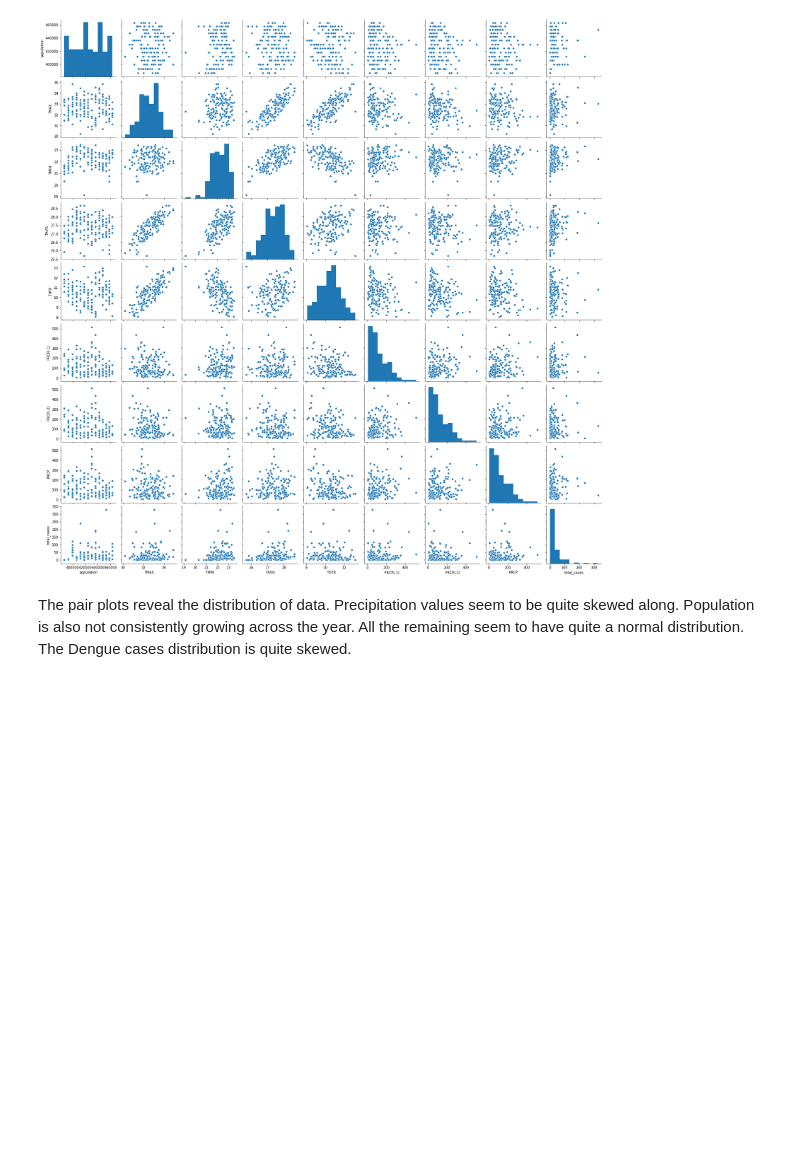
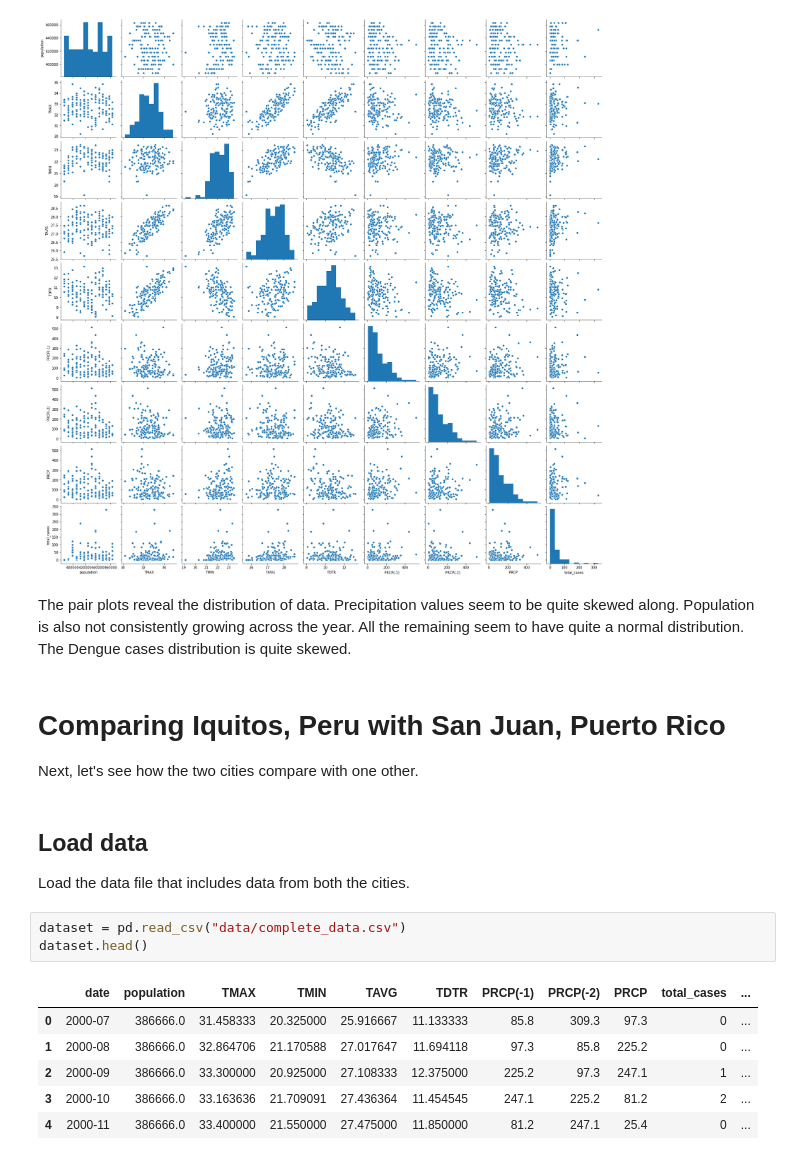
Before and after one commit to ITWSXInformatics/DengueSpreadInformationSystemDSIS, a Jupyter notebook: Data Analysis.ipynb, the cells around one changed output. Cells and saved outputs as stored; diff of their text form; blank space fills up the shorter version.

Commit message:
Add comparison between the two cities

```diff
--- a/Data Analysis.ipynb
+++ b/Data Analysis.ipynb
@@ -121,3 +125,21 @@ sns.pairplot(dataset)
 [figure]
 # %% [markdown]
 The pair plots reveal the distribution of data. Precipitation values seem to be quite skewed along. Population is also not consistently growing across the year. All the remaining seem to have quite a normal distribution. The Dengue cases distribution is quite skewed.
+# %% [markdown]
+# Comparing Iquitos, Peru with San Juan, Puerto Rico
+
+Next, let's see how the two cities compare with one other.
+# %% [markdown]
+## Load data
+
+Load the data file that includes data from both the cities.
+# %%
+dataset = pd.read_csv("data/complete_data.csv")
+dataset.head()
+# %% [output]
+|  | date | population | TMAX | TMIN | TAVG | TDTR | PRCP(-1) | PRCP(-2) | PRCP | total_cases | ... |
+| 0 | 2000-07 | 386666.0 | 31.458333 | 20.325000 | 25.916667 | 11.133333 | 85.8 | 309.3 | 97.3 | 0 | ... |
+| 1 | 2000-08 | 386666.0 | 32.864706 | 21.170588 | 27.017647 | 11.694118 | 97.3 | 85.8 | 225.2 | 0 | ... |
+| 2 | 2000-09 | 386666.0 | 33.300000 | 20.925000 | 27.108333 | 12.375000 | 225.2 | 97.3 | 247.1 | 1 | ... |
+| 3 | 2000-10 | 386666.0 | 33.163636 | 21.709091 | 27.436364 | 11.454545 | 247.1 | 225.2 | 81.2 | 2 | ... |
+| 4 | 2000-11 | 386666.0 | 33.400000 | 21.550000 | 27.475000 | 11.850000 | 81.2 | 247.1 | 25.4 | 0 | ... |
```
Also changed, not shown: parts of 10 cells of this notebook.
